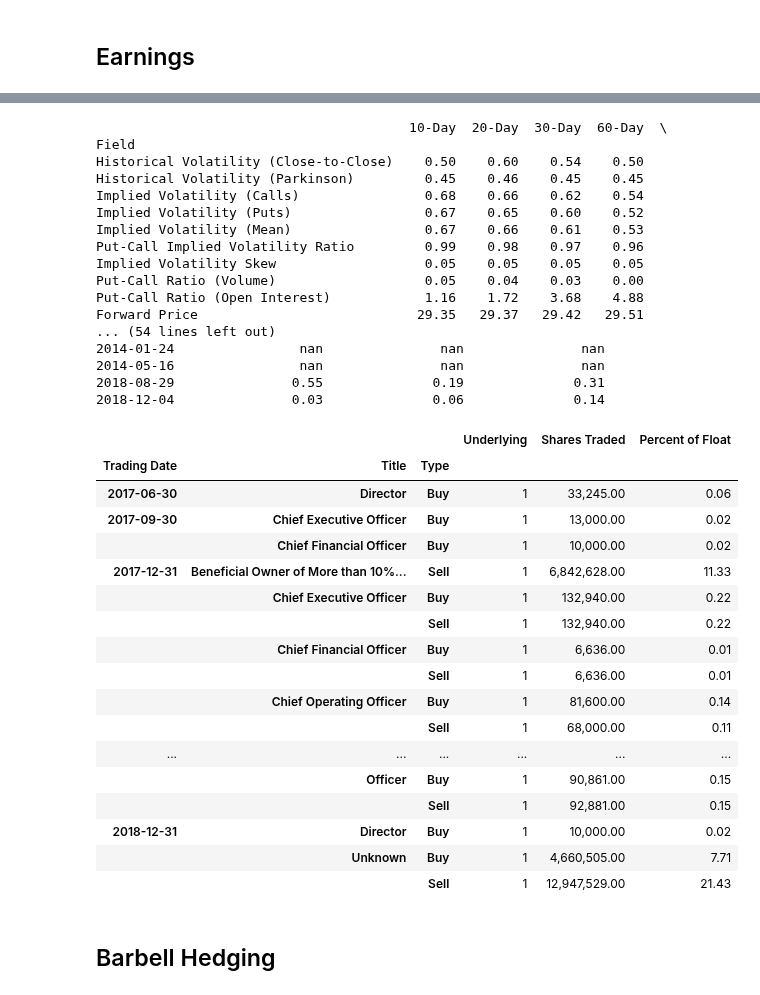
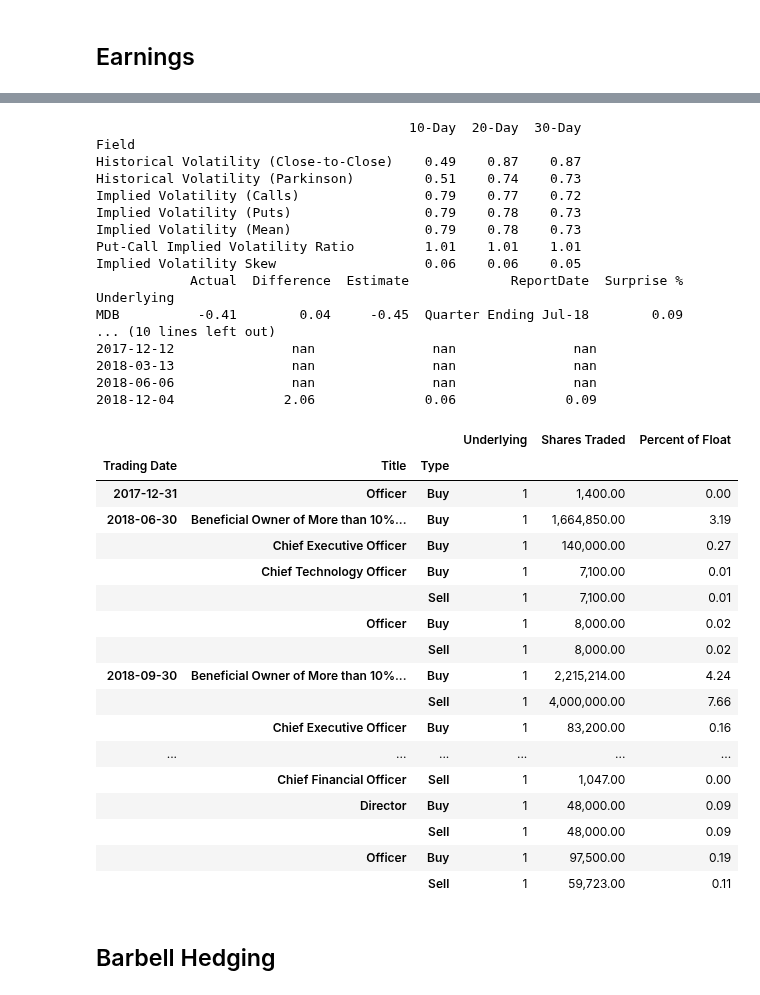
Before and after one commit to auto-d1dact/Trading, a Jupyter notebook: Notebooks/Daily Trading v2.ipynb, the cells around one changed output, grey strips where cells are left out. Saved outputs shown, nothing was run; the diff lists cells and outputs as text; code cells hidden in the pictures.

```diff
--- a/Notebooks/Daily Trading v2.ipynb
+++ b/Notebooks/Daily Trading v2.ipynb
@@ -313,8 +313,6 @@ def convertReportDate(reportdate):
     date = dt.datetime(curr_date.year,curr_date.month,date_range[1])
     return date
 # %%
-ticker = 'AVGO'
-
 def reuters_assess(ticker, reuters_info):
     reuters_fundamentals = []
 
@@ -672,54 +695,58 @@ further_reduce.join(earnings_analysis)[['EarningsDate','Call Time','daily_ann','
 # %%
-ticker = 'HOME'
+ticker = 'MDB'
 
 aq = alphaquery(ticker)
-print(aq.vol_df)
-print(earnings_report(ticker))
+print(aq.vol_df.iloc[:7,:3])
+latest_earnings_report = earnings_report(ticker)
+earningsAnalysis = pd.read_sql_query('SELECT * FROM earningsSurprises WHERE Underlying = "{0}" '.format(ticker),
+                                     con = reuters_engine, index_col = 'Underlying').drop_duplicates()
+print(earningsAnalysis)
+print(latest_earnings_report[~latest_earnings_report.index.duplicated(keep='first')])
 select_trades = insiderstxns_dict[ticker].groupby(['Trading Date','Title',
                                                    'Type']).agg({'Underlying':'count',
                                                                  'Shares Traded': 'sum'}).reset_index()
 curr_overviews = reuters_info['overviews'][~reuters_info['overviews'].index.duplicated(keep='first')]
 select_trades['Percent of Float'] = 100*select_trades['Shares Traded']/(curr_overviews.loc[ticker,'Shares Outstanding(Mil.)']*10**6)
 select_trades.groupby(['Trading Date','Title',
                        'Type']).agg({'Underlying':'count',
                                      'Shares Traded': 'sum',
                                      'Percent of Float': 'sum'})
 # %% [output]
-                                        10-Day  20-Day  30-Day  60-Day  \
+                                        10-Day  20-Day  30-Day
 Field
-Historical Volatility (Close-to-Close)    0.50    0.60    0.54    0.50
-Historical Volatility (Parkinson)         0.45    0.46    0.45    0.45
-Implied Volatility (Calls)                0.68    0.66    0.62    0.54
-Implied Volatility (Puts)                 0.67    0.65    0.60    0.52
-Implied Volatility (Mean)                 0.67    0.66    0.61    0.53
-Put-Call Implied Volatility Ratio         0.99    0.98    0.97    0.96
-Implied Volatility Skew                   0.05    0.05    0.05    0.05
-Put-Call Ratio (Volume)                   0.05    0.04    0.03    0.00
-Put-Call Ratio (Open Interest)            1.16    1.72    3.68    4.88
-Forward Price                            29.35   29.37   29.42   29.51
-... (54 lines left out)
-2014-01-24                nan               nan               nan
-2014-05-16                nan               nan               nan
-2018-08-29               0.55              0.19              0.31
-2018-12-04               0.03              0.06              0.14
+Historical Volatility (Close-to-Close)    0.49    0.87    0.87
+Historical Volatility (Parkinson)         0.51    0.74    0.73
+Implied Volatility (Calls)                0.79    0.77    0.72
+Implied Volatility (Puts)                 0.79    0.78    0.73
+Implied Volatility (Mean)                 0.79    0.78    0.73
+Put-Call Implied Volatility Ratio         1.01    1.01    1.01
+Implied Volatility Skew                   0.06    0.06    0.05
+            Actual  Difference  Estimate             ReportDate  Surprise %
+Underlying
+MDB          -0.41        0.04     -0.45  Quarter Ending Jul-18        0.09
+... (10 lines left out)
+2017-12-12               nan               nan               nan
+2018-03-13               nan               nan               nan
+2018-06-06               nan               nan               nan
+2018-12-04              2.06              0.06              0.09
 |  |  |  | Underlying | Shares Traded | Percent of Float |
 | Trading Date | Title | Type |  |  |  |
-| 2017-06-30 | Director | Buy | 1 | 33,245.00 | 0.06 |
-| 2017-09-30 | Chief Executive Officer | Buy | 1 | 13,000.00 | 0.02 |
-|  | Chief Financial Officer | Buy | 1 | 10,000.00 | 0.02 |
-| 2017-12-31 | Beneficial Owner of More than 10%... | Sell | 1 | 6,842,628.00 | 11.33 |
-|  | Chief Executive Officer | Buy | 1 | 132,940.00 | 0.22 |
-|  |  | Sell | 1 | 132,940.00 | 0.22 |
-|  | Chief Financial Officer | Buy | 1 | 6,636.00 | 0.01 |
-|  |  | Sell | 1 | 6,636.00 | 0.01 |
-|  | Chief Operating Officer | Buy | 1 | 81,600.00 | 0.14 |
-|  |  | Sell | 1 | 68,000.00 | 0.11 |
+| 2017-12-31 | Officer | Buy | 1 | 1,400.00 | 0.00 |
+| 2018-06-30 | Beneficial Owner of More than 10%... | Buy | 1 | 1,664,850.00 | 3.19 |
+|  | Chief Executive Officer | Buy | 1 | 140,000.00 | 0.27 |
+|  | Chief Technology Officer | Buy | 1 | 7,100.00 | 0.01 |
+|  |  | Sell | 1 | 7,100.00 | 0.01 |
+|  | Officer | Buy | 1 | 8,000.00 | 0.02 |
+|  |  | Sell | 1 | 8,000.00 | 0.02 |
+| 2018-09-30 | Beneficial Owner of More than 10%... | Buy | 1 | 2,215,214.00 | 4.24 |
+|  |  | Sell | 1 | 4,000,000.00 | 7.66 |
+|  | Chief Executive Officer | Buy | 1 | 83,200.00 | 0.16 |
 | ... | ... | ... | ... | ... | ... |
-|  | Officer | Buy | 1 | 90,861.00 | 0.15 |
-|  |  | Sell | 1 | 92,881.00 | 0.15 |
-| 2018-12-31 | Director | Buy | 1 | 10,000.00 | 0.02 |
-|  | Unknown | Buy | 1 | 4,660,505.00 | 7.71 |
-|  |  | Sell | 1 | 12,947,529.00 | 21.43 |
+|  | Chief Financial Officer | Sell | 1 | 1,047.00 | 0.00 |
+|  | Director | Buy | 1 | 48,000.00 | 0.09 |
+|  |  | Sell | 1 | 48,000.00 | 0.09 |
+|  | Officer | Buy | 1 | 97,500.00 | 0.19 |
+|  |  | Sell | 1 | 59,723.00 | 0.11 |
 # %%
 # Writing to Excel
 os.chdir('C:\\Users\\Fang\\Desktop\\Python Trading\\Trading\\Data\\Historical Queries\\Earnings')
```
Also changed, not shown: parts of 13 cells of this notebook.
